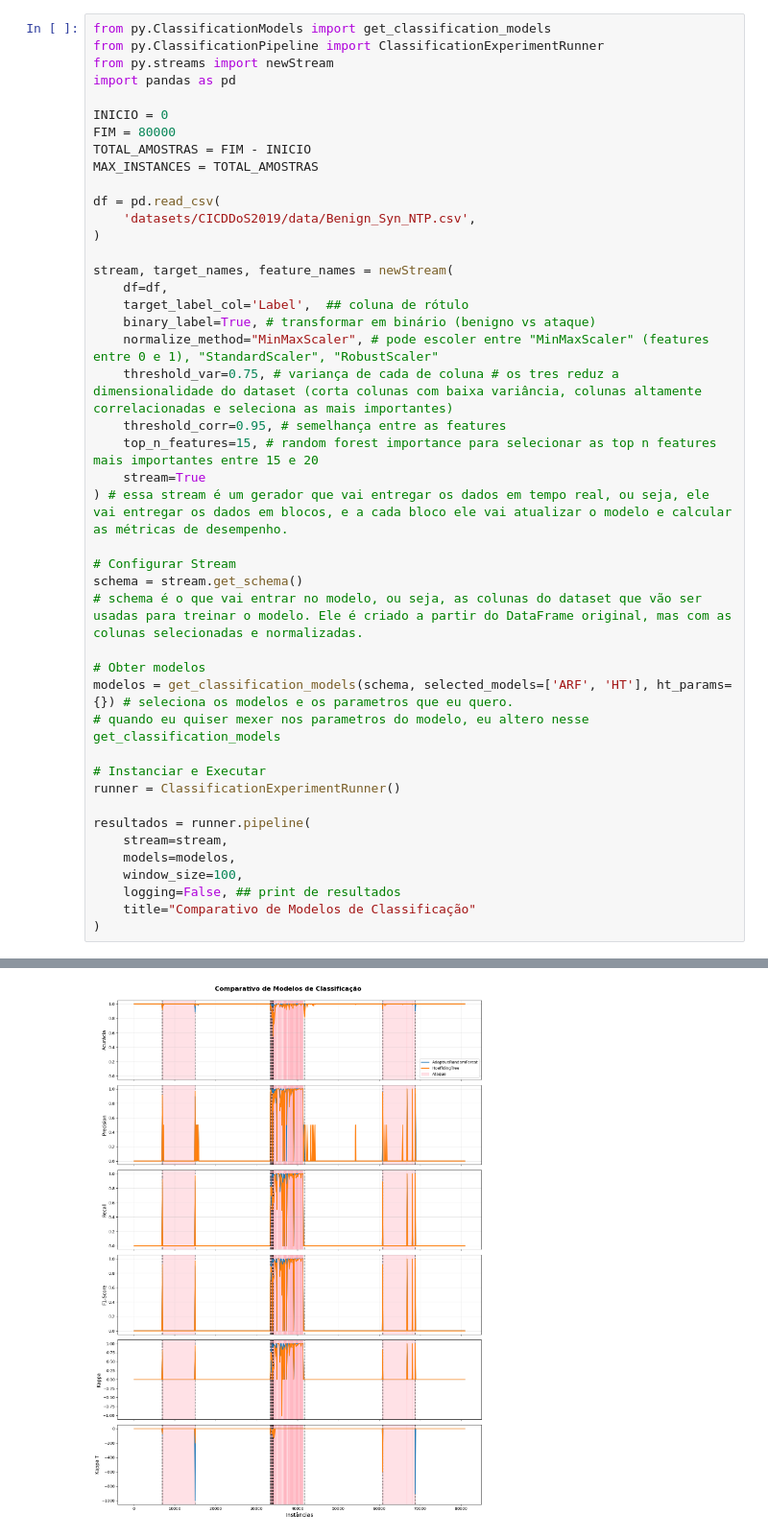
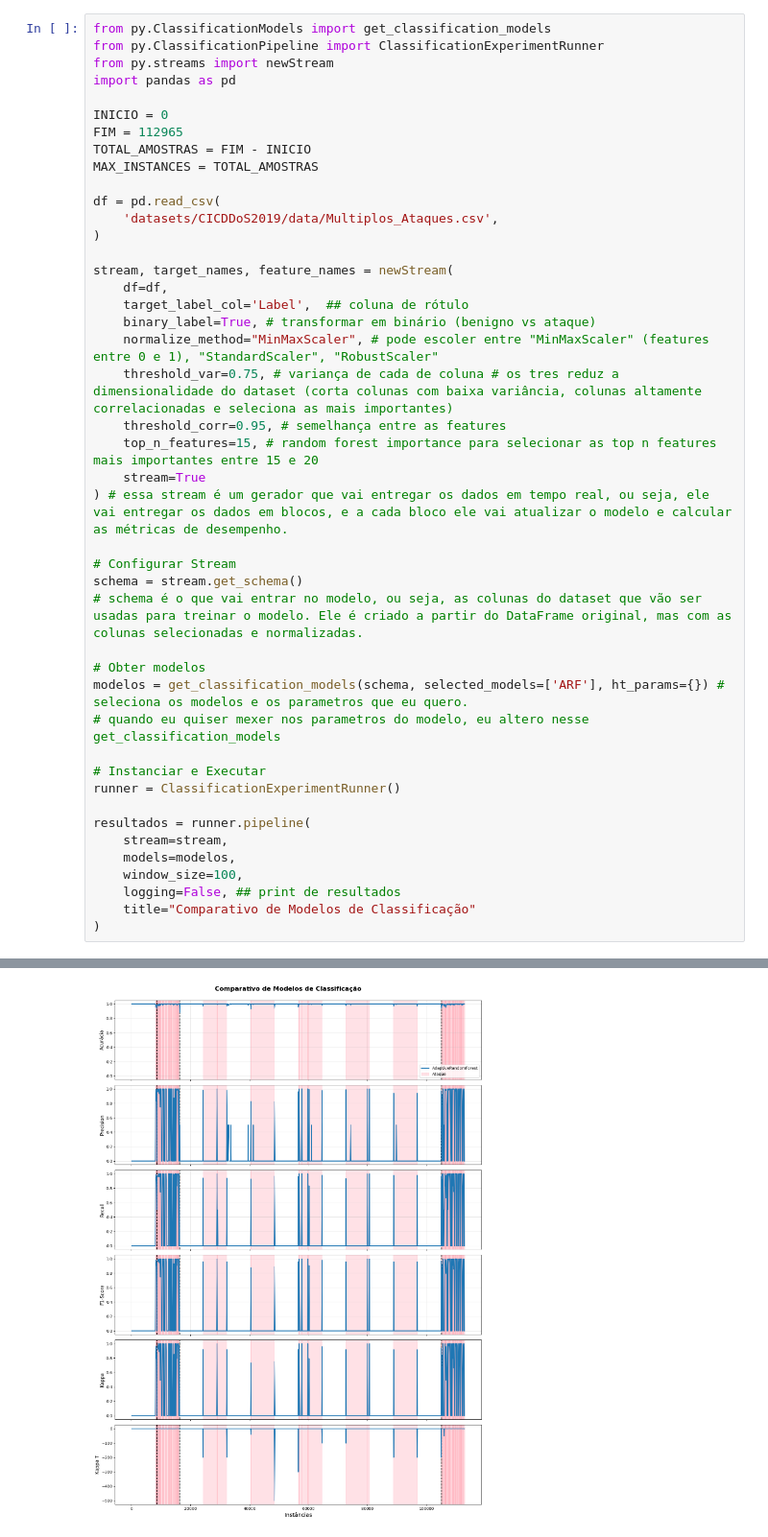
Before and after one commit to iRocktys/anomaly-detection-data-stream, a Jupyter notebook: ClassificationDevelop.ipynb, the cells around one changed output, grey strips where cells are left out. Shown at 96% size. Drawn from its saved outputs; the diff is of its cells as text.

```diff
--- a/ClassificationDevelop.ipynb
+++ b/ClassificationDevelop.ipynb
@@ -5,12 +5,12 @@ from py.streams import newStream
 import pandas as pd
 
 INICIO = 0
-FIM = 80000
+FIM = 112965
 TOTAL_AMOSTRAS = FIM - INICIO
 MAX_INSTANCES = TOTAL_AMOSTRAS
 
 df = pd.read_csv(
-    'datasets/CICDDoS2019/data/Benign_Syn_NTP.csv',
+    'datasets/CICDDoS2019/data/Multiplos_Ataques.csv',
 )
 
 stream, target_names, feature_names = newStream(
@@ -29,7 +29,7 @@ schema = stream.get_schema()
 # schema é o que vai entrar no modelo, ou seja, as colunas do dataset que vão ser usadas para treinar o modelo. Ele é criado a partir do DataFrame original, mas com as colunas selecionadas e normalizadas.
 
 # Obter modelos
-modelos = get_classification_models(schema, selected_models=['ARF', 'HT'], ht_params={}) # seleciona os modelos e os parametros que eu quero.
+modelos = get_classification_models(schema, selected_models=['ARF'], ht_params={}) # seleciona os modelos e os parametros que eu quero.
 # quando eu quiser mexer nos parametros do modelo, eu altero nesse get_classification_models
 
 # Instanciar e Executar
@@ -62,2 +62,2 @@ HoeffdingTree             | 0.9954   | 0.9949   | 0.9915   | 0.9932   | 0.9864
 ===============================================================================================
-[figure, old version]
+[figure, new version]
```
Also changed, not shown: parts of 2 cells of this notebook, 2 other files.
